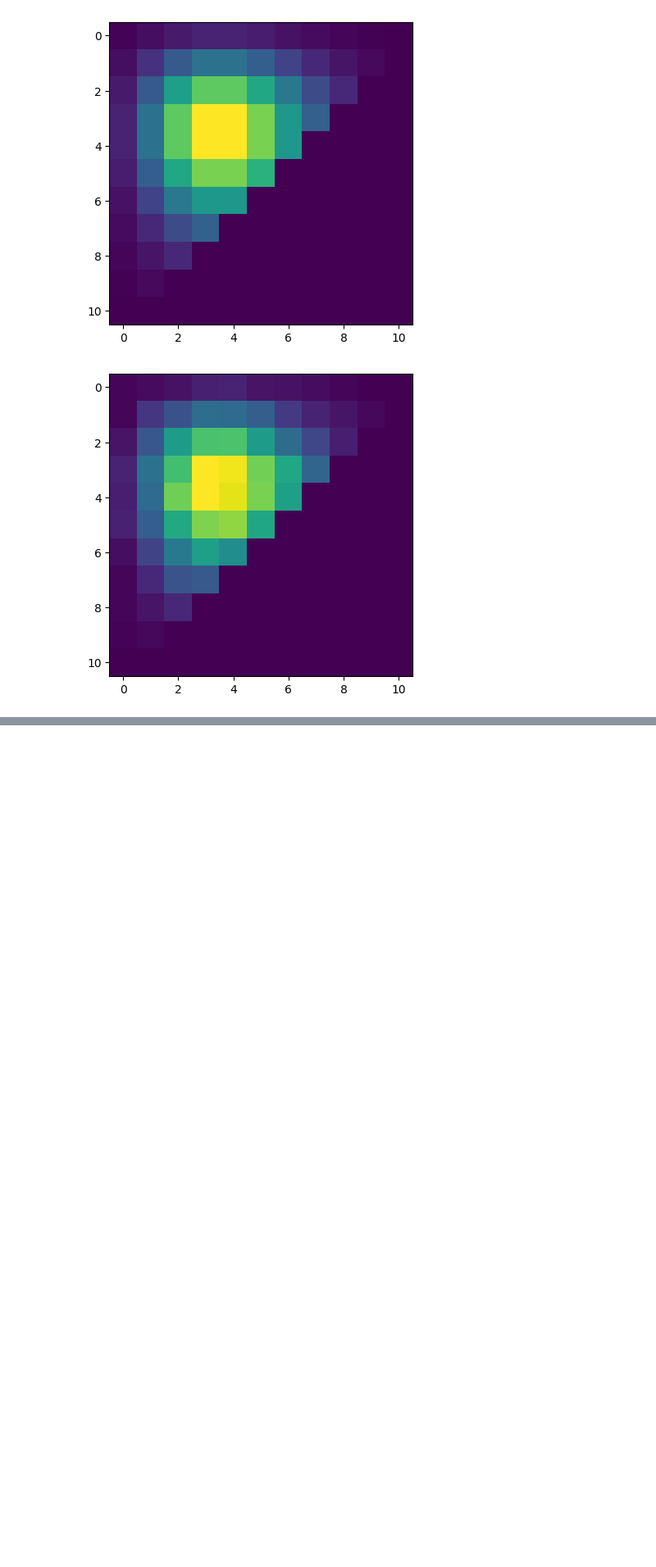
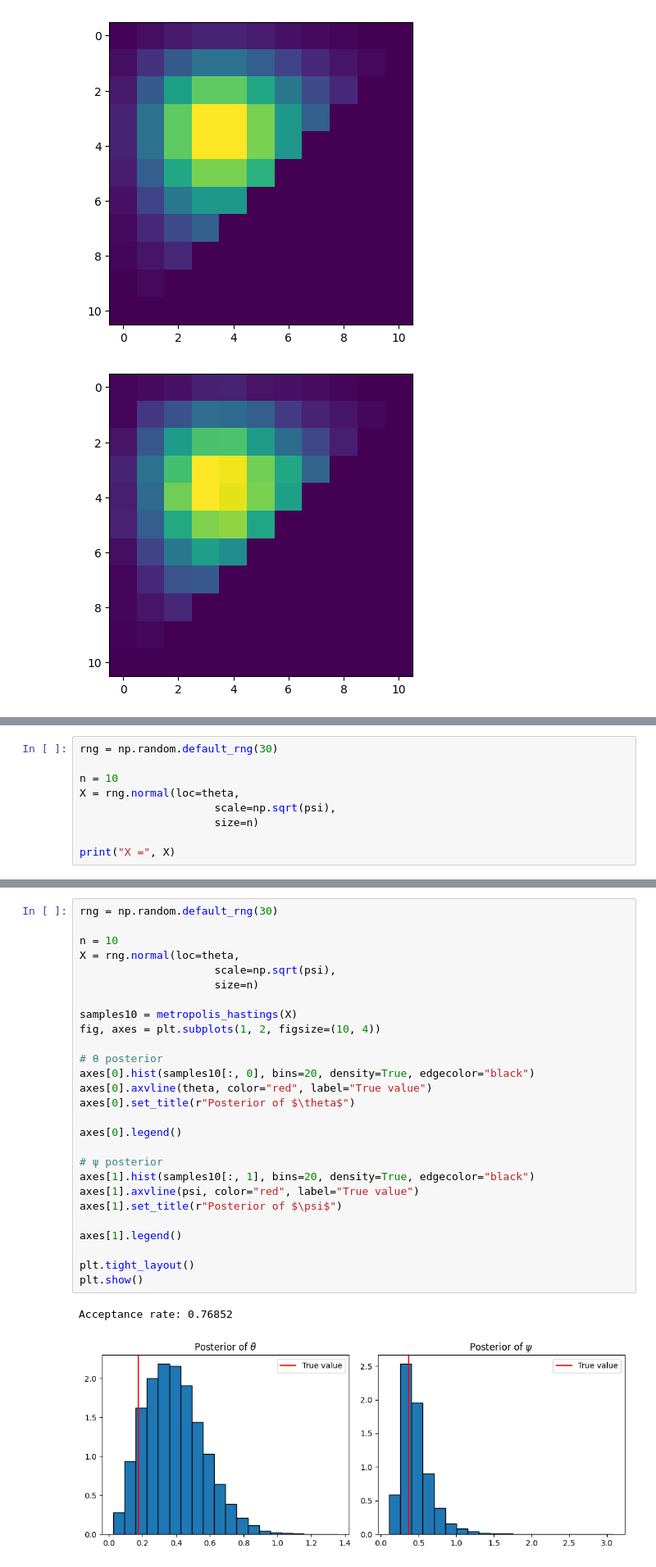
Before and after one commit to s224399/Stoc_sim_2k26, a Jupyter notebook: Exercises(week_1)/Marius/Excercise6.ipynb, the cells around one changed output, grey strips where cells are left out. Shown at 82% size. Saved outputs shown, nothing was run; the diff lists cells and outputs as text; blank space fills up the shorter version.

```diff
--- a/Exercises(week_1)/Marius/Excercise6.ipynb
+++ b/Exercises(week_1)/Marius/Excercise6.ipynb
@@ -293,0 +322,9 @@ plt.show()
+# %%
+rng = np.random.default_rng(30)
+
+n = 10
+X = rng.normal(loc=theta,
+                     scale=np.sqrt(psi),
+                     size=n)
+
+print("X =", X)
@@ -293,0 +405,30 @@ plt.show()
+# %%
+rng = np.random.default_rng(30)
+
+n = 10
+X = rng.normal(loc=theta,
+                     scale=np.sqrt(psi),
+                     size=n)
+
+samples10 = metropolis_hastings(X)
+fig, axes = plt.subplots(1, 2, figsize=(10, 4))
+
+# θ posterior
+axes[0].hist(samples10[:, 0], bins=20, density=True, edgecolor="black")
+axes[0].axvline(theta, color="red", label="True value")
+axes[0].set_title(r"Posterior of $\theta$")
+
+axes[0].legend()
+
+# ψ posterior
+axes[1].hist(samples10[:, 1], bins=20, density=True, edgecolor="black")
+axes[1].axvline(psi, color="red", label="True value")
+axes[1].set_title(r"Posterior of $\psi$")
+
+axes[1].legend()
+
+plt.tight_layout()
+plt.show()
+# %% [output]
+Acceptance rate: 0.76852
+[figure, added]
```
Also changed, not shown: parts of 10 cells of this notebook.
